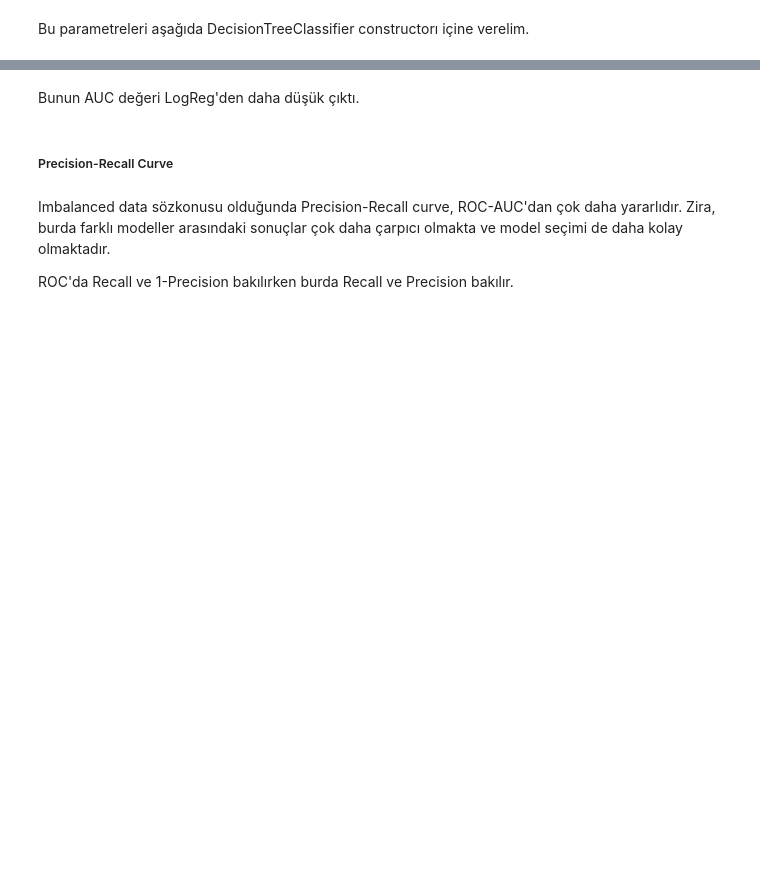
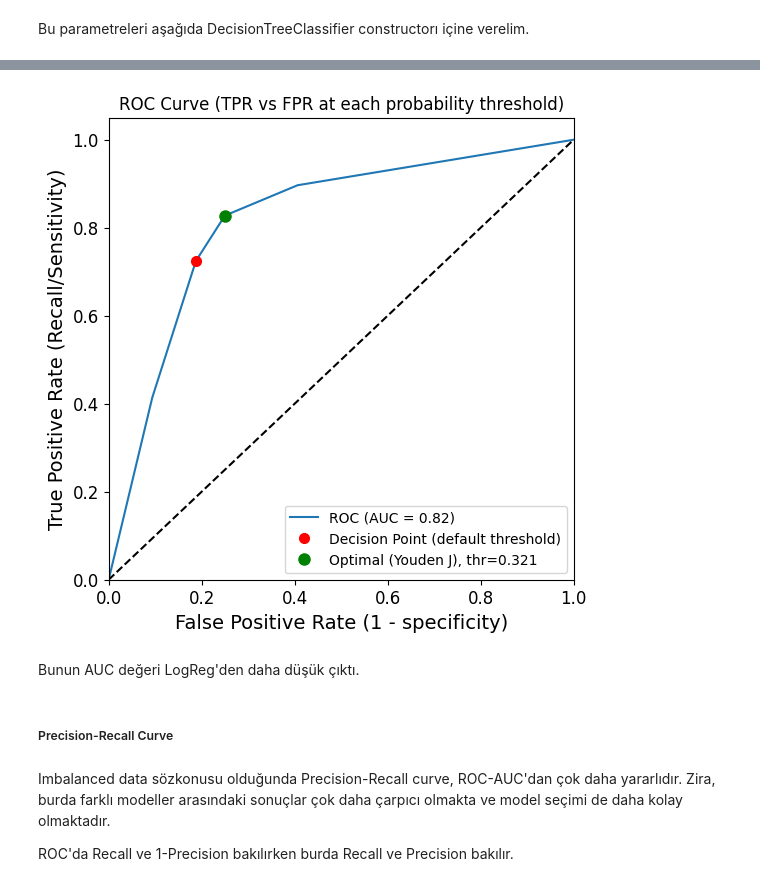
Before and after one commit to VolkiTheDreamer/Veri-Bilimi-Akademisi, a Jupyter notebook: ML/10_E2E_Classification_ML_Main_Concepts_Part_II.ipynb, the cells around one changed output, grey strips where cells are left out. Saved outputs shown, nothing was run; the diff lists cells and outputs as text; code cells hidden in the pictures; blank space fills up the shorter version.

```diff
--- a/ML/10_E2E_Classification_ML_Main_Concepts_Part_II.ipynb
+++ b/ML/10_E2E_Classification_ML_Main_Concepts_Part_II.ipynb
@@ -1127,5 +1532,7 @@ pipe_dt.score(X_test,y_test)
 # %%
-plotROC(y_test, X_test, pipe_dt, pos_label="Yes")
+ml.plotROC(y_test, X_test, pipe_dt, pos_label="Yes")
+# %% [output]
+[figure, added]
 # %% [markdown]
 Bunun AUC değeri LogReg'den daha düşük çıktı.
 # %% [markdown]
```
Also changed, not shown: parts of 108 cells of this notebook, 2 other files.
